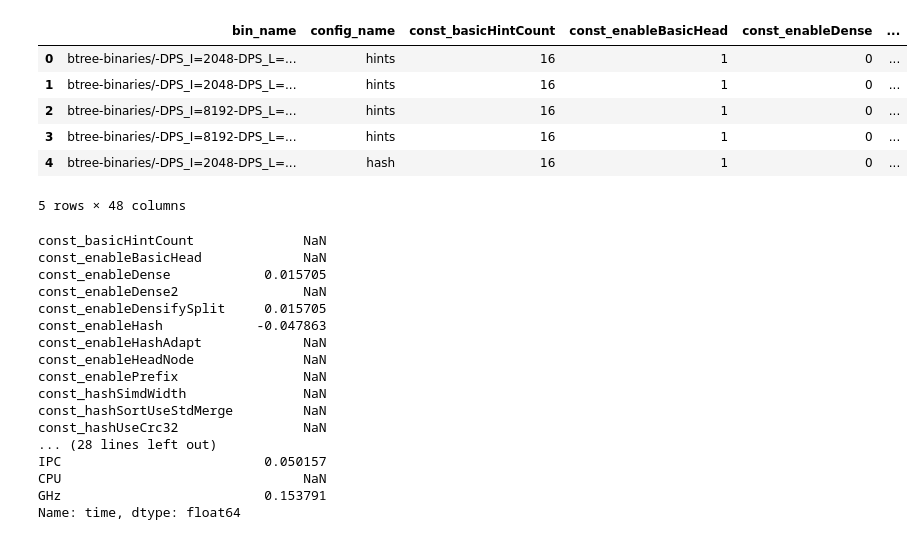
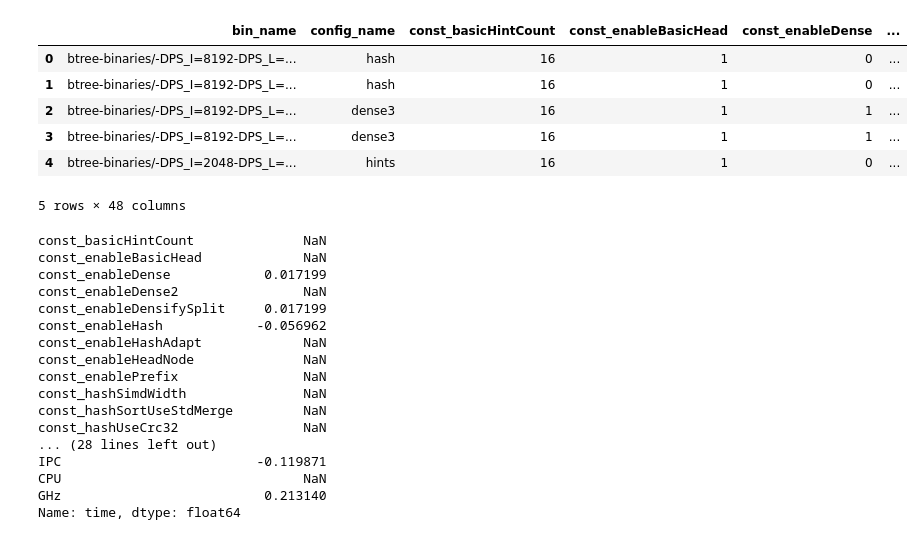
Before and after one commit to rolandhaidari/thesis, a Jupyter notebook: code/02_analyse/correlation.ipynb, the cells around one changed output. Drawn from its saved outputs; the diff is of its cells as text; code cells hidden in the pictures.

```diff
--- a/code/02_analyse/correlation.ipynb
+++ b/code/02_analyse/correlation.ipynb
@@ -1,18 +1,18 @@
 # %%
 import pandas as pd
 
 # Read the CSV file into a pandas DataFrame
-df = pd.read_csv('../01_preprocess/preprocessed.csv')
+df = pd.read_csv('../01_preprocess/preprocessed_without_nan.csv')
 
 # Display the DataFrame
 df.head()
 # %% [output]
 |  | bin_name | config_name | const_basicHintCount | const_enableBasicHead | const_enableDense | ... |
-| 0 | btree-binaries/-DPS_I=2048-DPS_L=... | hints | 16 | 1 | 0 | ... |
-| 1 | btree-binaries/-DPS_I=2048-DPS_L=... | hints | 16 | 1 | 0 | ... |
-| 2 | btree-binaries/-DPS_I=8192-DPS_L=... | hints | 16 | 1 | 0 | ... |
-| 3 | btree-binaries/-DPS_I=8192-DPS_L=... | hints | 16 | 1 | 0 | ... |
-| 4 | btree-binaries/-DPS_I=2048-DPS_L=... | hash | 16 | 1 | 0 | ... |
+| 0 | btree-binaries/-DPS_I=8192-DPS_L=... | hash | 16 | 1 | 0 | ... |
+| 1 | btree-binaries/-DPS_I=8192-DPS_L=... | hash | 16 | 1 | 0 | ... |
+| 2 | btree-binaries/-DPS_I=8192-DPS_L=... | dense3 | 16 | 1 | 1 | ... |
+| 3 | btree-binaries/-DPS_I=8192-DPS_L=... | dense3 | 16 | 1 | 1 | ... |
+| 4 | btree-binaries/-DPS_I=2048-DPS_L=... | hints | 16 | 1 | 0 | ... |
 5 rows × 48 columns
 # %%
 # Convert 'time' and other fields to numerical if they are not
@@ -27,10 +27,10 @@ time_correlation
 # %% [output]
 const_basicHintCount              NaN
 const_enableBasicHead             NaN
-const_enableDense            0.015705
+const_enableDense            0.017199
 const_enableDense2                NaN
-const_enableDensifySplit     0.015705
-const_enableHash            -0.047863
+const_enableDensifySplit     0.017199
+const_enableHash            -0.056962
 const_enableHashAdapt             NaN
 const_enableHeadNode              NaN
 const_enablePrefix                NaN
@@ -38,9 +38,9 @@ const_hashSimdWidth               NaN
 const_hashSortUseStdMerge         NaN
 const_hashUseCrc32                NaN
 ... (28 lines left out)
-IPC                          0.050157
+IPC                         -0.119871
 CPU                               NaN
-GHz                          0.153791
+GHz                          0.213140
 Name: time, dtype: float64
 # %%
 import seaborn as sns
```
Also changed, not shown: parts of 8 cells of this notebook, 6 other files.
